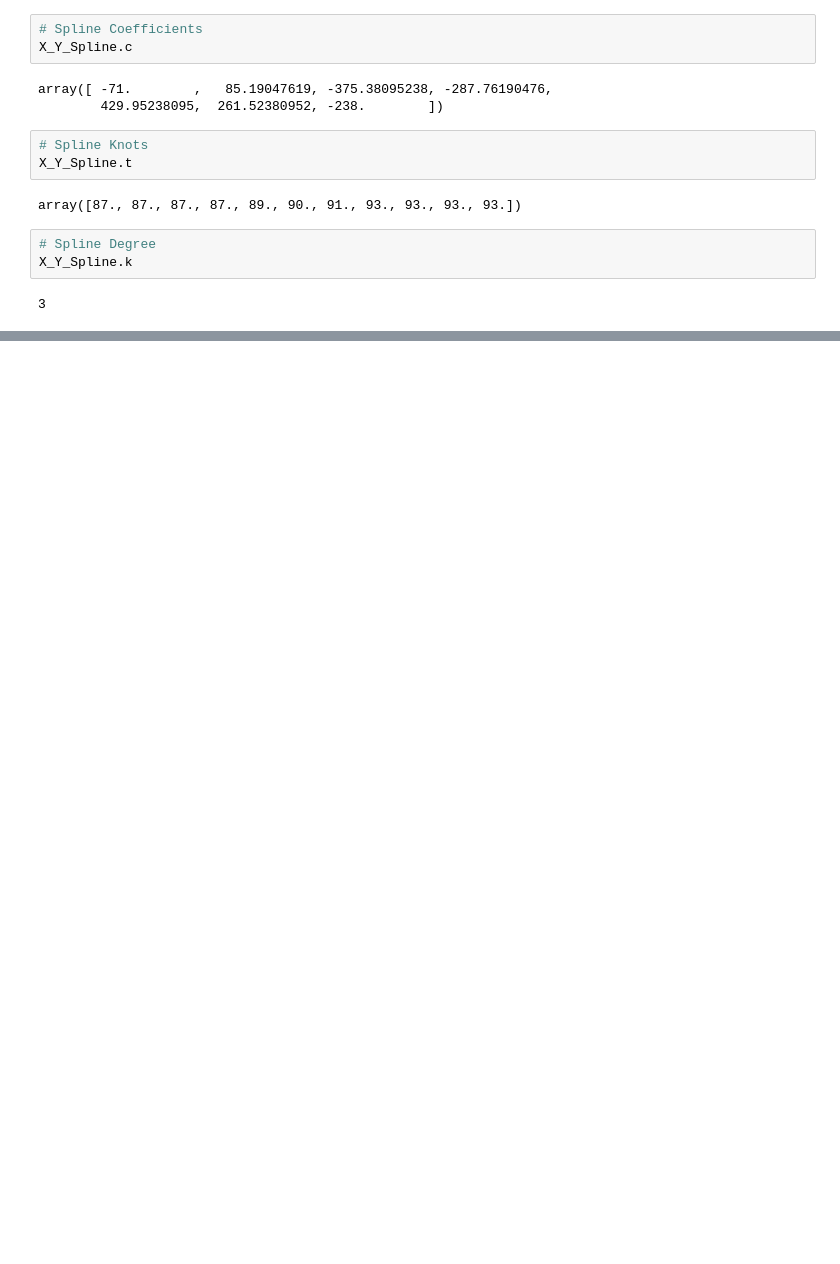
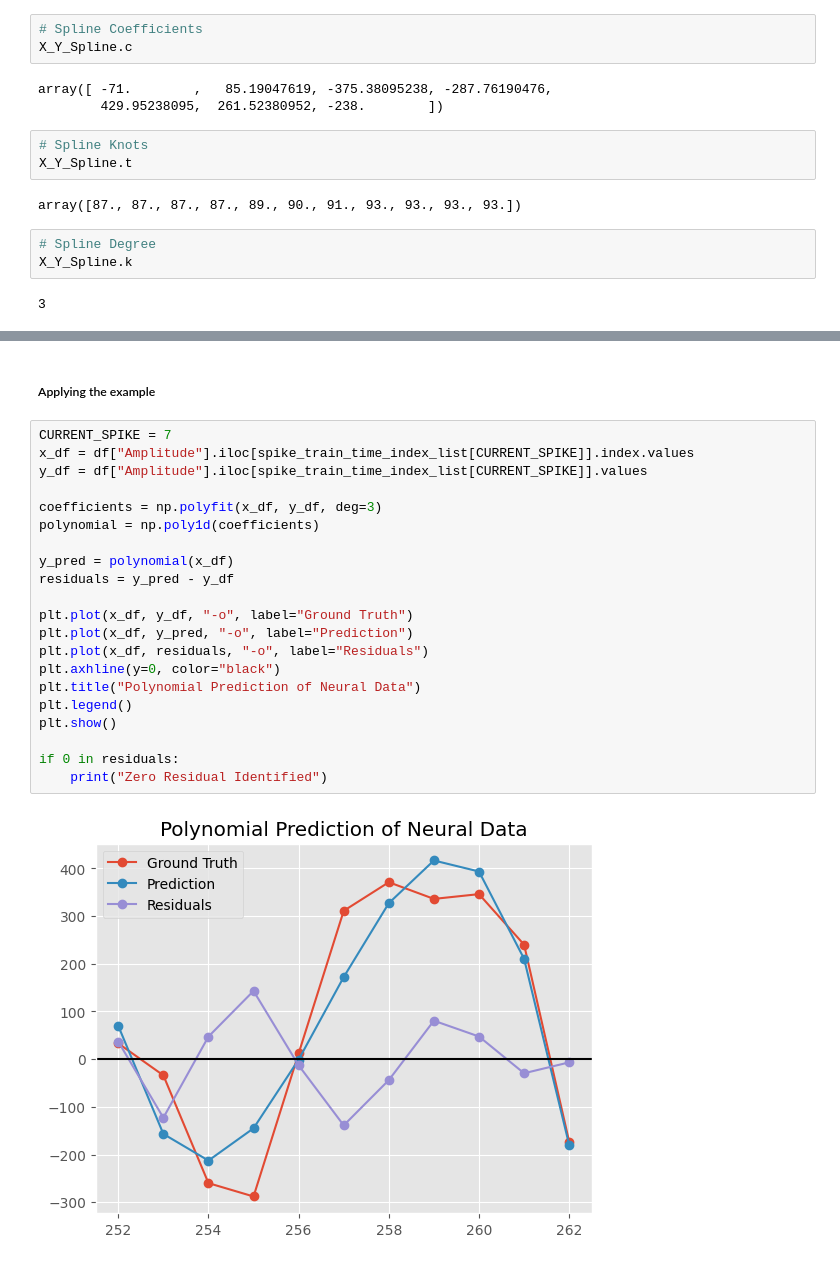
Before and after one commit to efwoods/Neuralink-Compression-Challenge, a Jupyter notebook: analysis/tutorials/polynomial-interpolation.ipynb, the cells around one changed output, grey strips where cells are left out. Drawn from its saved outputs; the diff is of its cells as text; blank space fills up the shorter version.

```diff
--- a/analysis/tutorials/polynomial-interpolation.ipynb
+++ b/analysis/tutorials/polynomial-interpolation.ipynb
@@ -775,0 +895,25 @@ X_Y_Spline.k
+# %% [markdown]
+##### Applying the example
+# %%
+CURRENT_SPIKE = 7
+x_df = df["Amplitude"].iloc[spike_train_time_index_list[CURRENT_SPIKE]].index.values
+y_df = df["Amplitude"].iloc[spike_train_time_index_list[CURRENT_SPIKE]].values
+
+coefficients = np.polyfit(x_df, y_df, deg=3)
+polynomial = np.poly1d(coefficients)
+
+y_pred = polynomial(x_df)
+residuals = y_pred - y_df
+
+plt.plot(x_df, y_df, "-o", label="Ground Truth")
+plt.plot(x_df, y_pred, "-o", label="Prediction")
+plt.plot(x_df, residuals, "-o", label="Residuals")
+plt.axhline(y=0, color="black")
+plt.title("Polynomial Prediction of Neural Data")
+plt.legend()
+plt.show()
+
+if 0 in residuals:
+    print("Zero Residual Identified")
+# %% [output]
+[figure, added]
```
Also changed, not shown: parts of 30 cells of this notebook.
